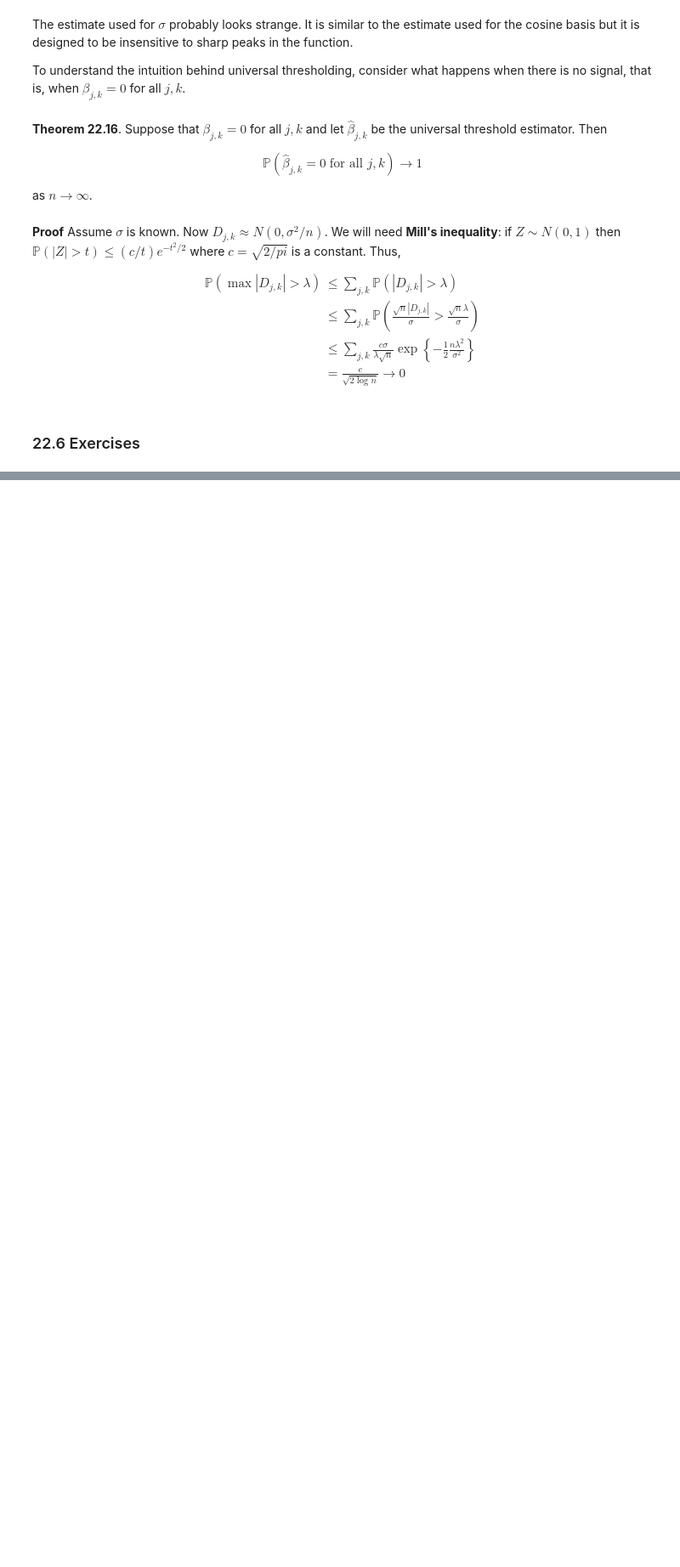
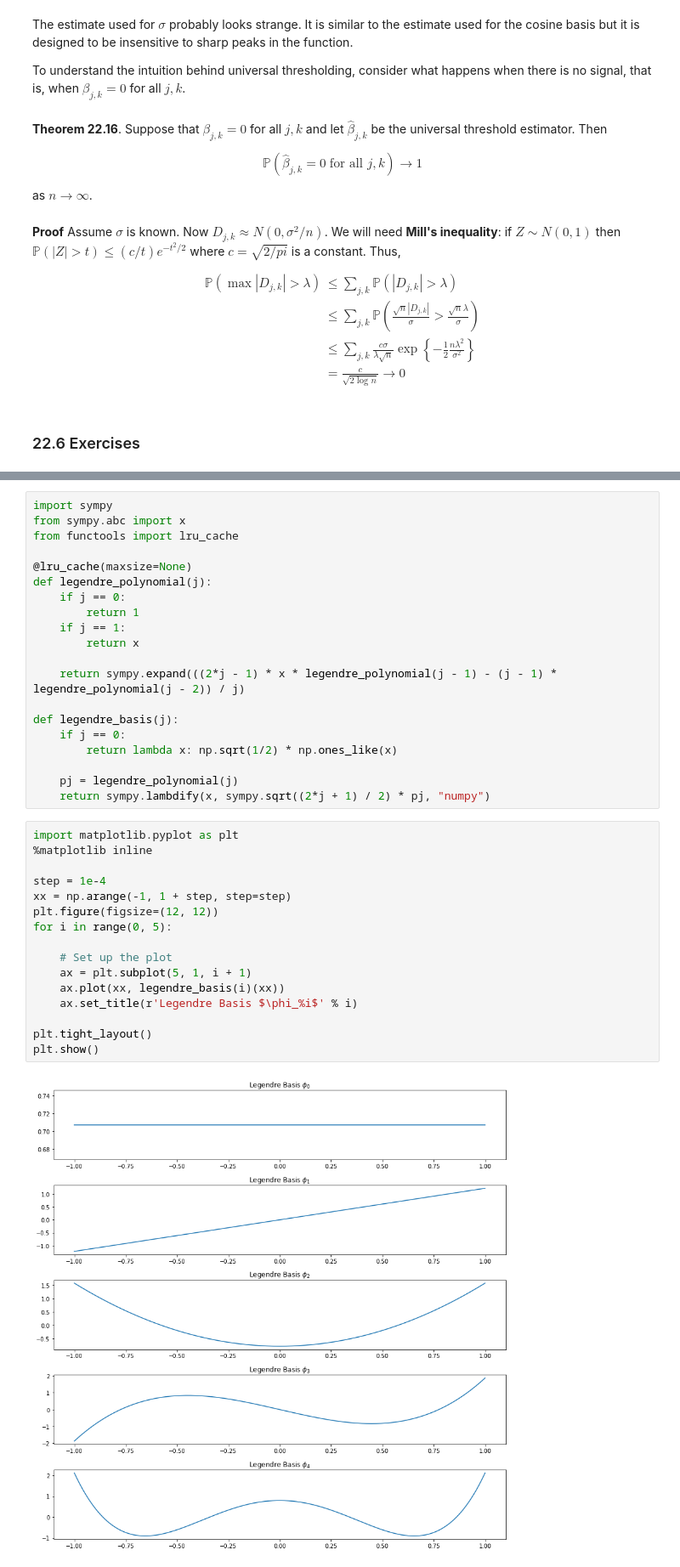
Before and after one commit to telmo-correa/all-of-statistics, a Jupyter notebook: chapter22.ipynb, the cells around one changed output, grey strips where cells are left out. Shown at 85% size. Saved outputs shown, nothing was run; the diff lists cells and outputs as text; blank space fills up the shorter version.

```diff
--- a/chapter22.ipynb
+++ b/chapter22.ipynb
@@ -587,0 +709,38 @@ $$ R(J) = \mathbb{E} \int (f(x) - \hat{f}(x))^2 dx$$
+# %%
+import sympy
+from sympy.abc import x
+from functools import lru_cache
+
+@lru_cache(maxsize=None)
+def legendre_polynomial(j):
+    if j == 0:
+        return 1
+    if j == 1:
+        return x
+
+    return sympy.expand(((2*j - 1) * x * legendre_polynomial(j - 1) - (j - 1) * legendre_polynomial(j - 2)) / j)
+
+def legendre_basis(j):
+    if j == 0:
+        return lambda x: np.sqrt(1/2) * np.ones_like(x)
+
+    pj = legendre_polynomial(j)
+    return sympy.lambdify(x, sympy.sqrt((2*j + 1) / 2) * pj, "numpy")
+# %%
+import matplotlib.pyplot as plt
+%matplotlib inline
+
+step = 1e-4
+xx = np.arange(-1, 1 + step, step=step)
+plt.figure(figsize=(12, 12))
+for i in range(0, 5):
+
+    # Set up the plot
+    ax = plt.subplot(5, 1, i + 1)
+    ax.plot(xx, legendre_basis(i)(xx))
+    ax.set_title(r'Legendre Basis $\phi_%i$' % i)
+
+plt.tight_layout()
+plt.show()
+# %% [output]
+[figure, added]
```
Also changed, not shown: parts of 17 cells of this notebook, 1 other file.
